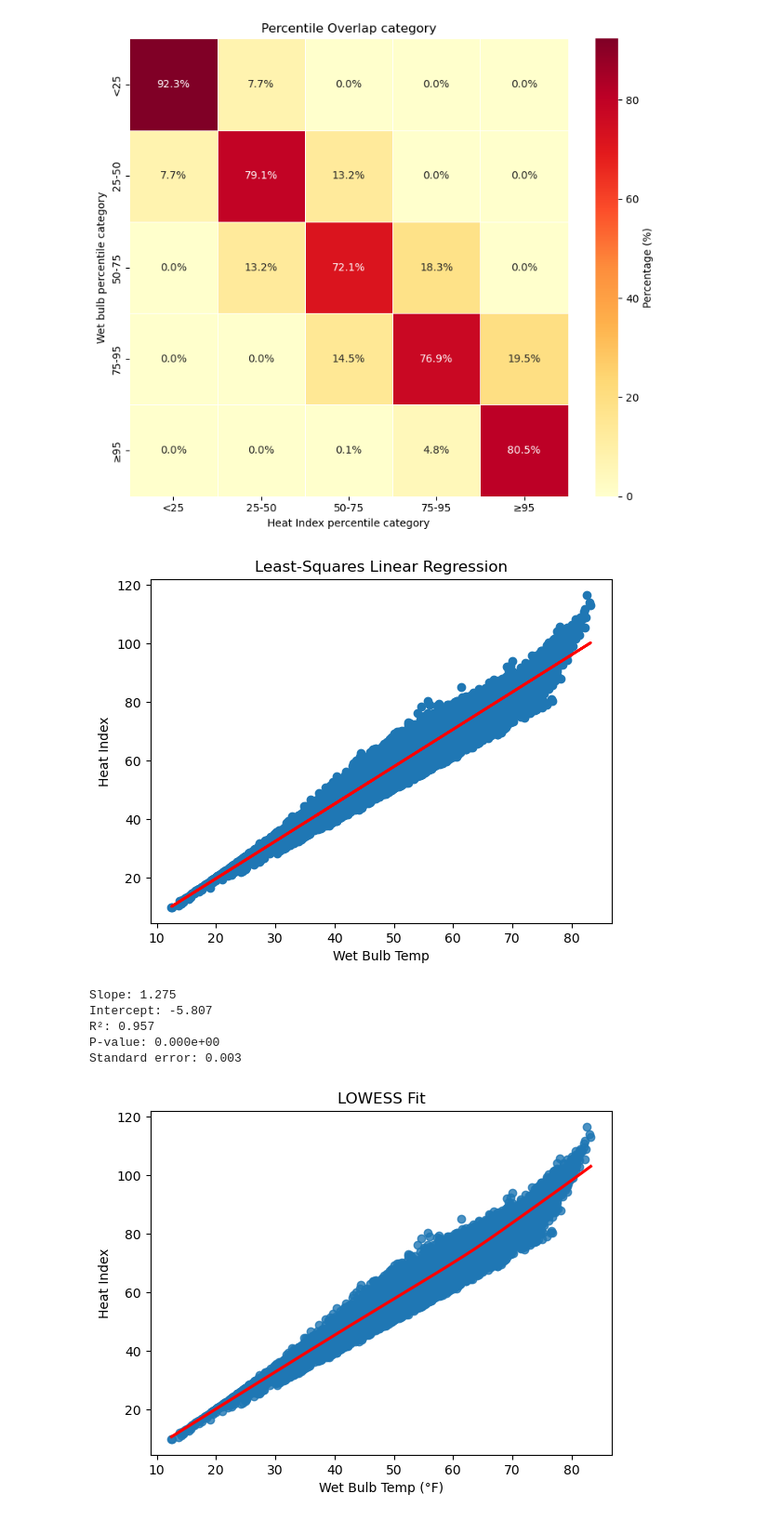
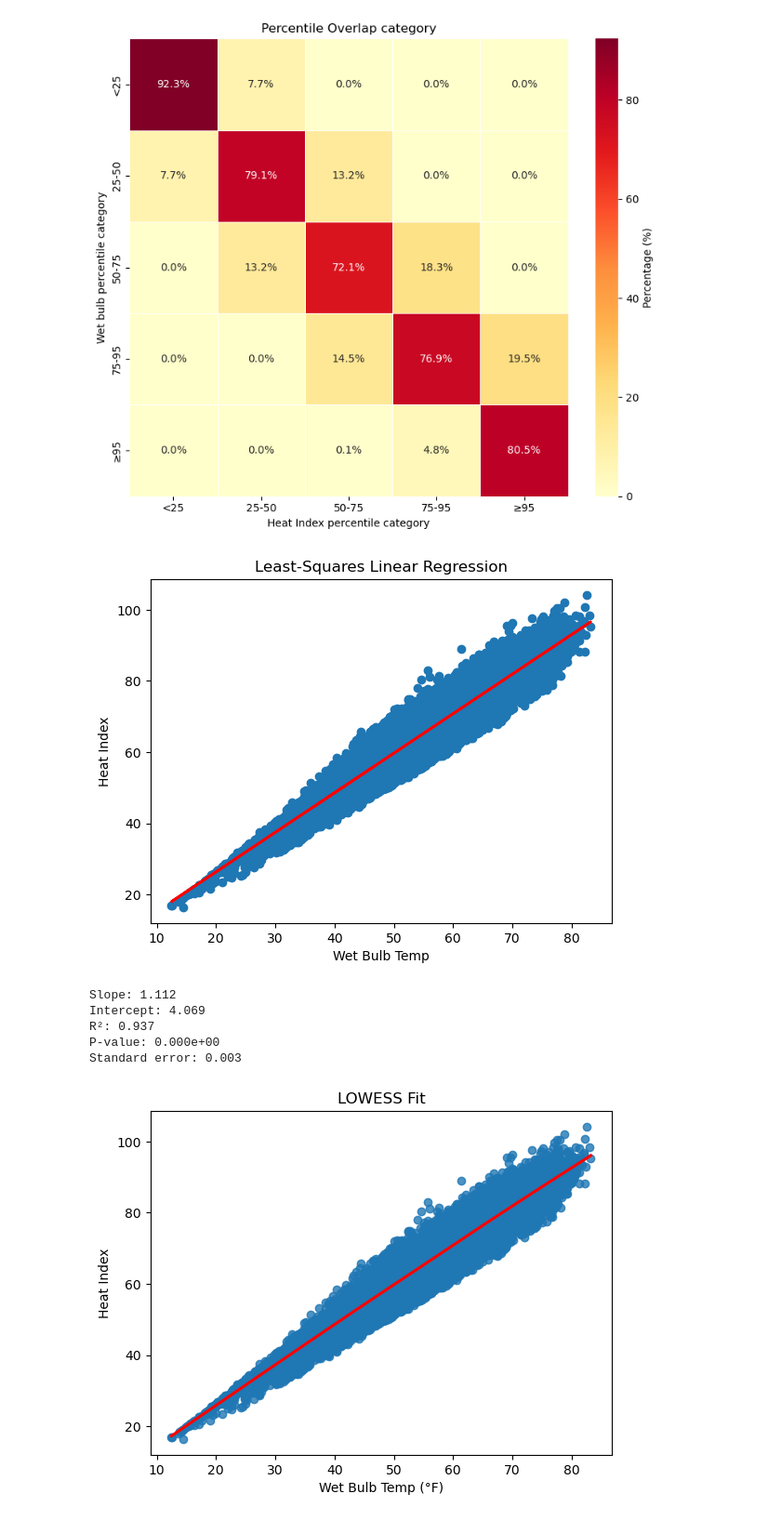
Before and after one commit to stephasharo17/Heat-Island-SOMS, a Jupyter notebook: Temp_WetBulb_Comparison.ipynb, the cells around one changed output. Shown at 93% size. Cells and saved outputs as stored; diff of their text form; code cells hidden in the pictures.

```diff
--- a/Temp_WetBulb_Comparison.ipynb
+++ b/Temp_WetBulb_Comparison.ipynb
@@ -669,44 +669,44 @@ plt.show()
 # %%
 # Your two variables
 x = combined_df["wb_max"] * 9 / 5 + 32
-y= combined_df["hi_max"]
+y= combined_df["temp_max"] * 9 / 5 + 32
 
 # Least-squares linear regression
 slope, intercept, r_value, p_value, std_err = linregress(x, y)
 
 # Predicted y values
 y_pred = slope * x + intercept
 
 # Plot data
 plt.plot(x, y, 'o')
 
 # Plot least-squares best-fit line
 plt.plot(x, y_pred, color='red', linewidth=2)
 plt.xlabel('Wet Bulb Temp')
 plt.ylabel('Heat Index')
 plt.title('Least-Squares Linear Regression')
 plt.show()
 
 # Regression statistics
 print(f"Slope: {slope:.3f}")
 print(f"Intercept: {intercept:.3f}")
 print(f"R²: {r_value**2:.3f}")
 print(f"P-value: {p_value:.3e}")
 print(f"Standard error: {std_err:.3f}")
 
 sns.regplot(x=x, y=y, lowess=True, line_kws={"color": "red"})
 plt.xlabel("Wet Bulb Temp (°F)")
 plt.ylabel("Heat Index")
 plt.title("LOWESS Fit")
 plt.show()
 # %% [output]
-[figure, old version]
+[figure, new version]
-Slope: 1.275
-Intercept: -5.807
-R²: 0.957
+Slope: 1.112
+Intercept: 4.069
+R²: 0.937
 P-value: 0.000e+00
 Standard error: 0.003
-[figure, old version]
+[figure, new version]
 # %%
 # Keep only rows where wet-bulb is above 80°F
 mask = (x > 80) & y.notna()
```
Also changed, not shown: parts of 2 cells of this notebook.
